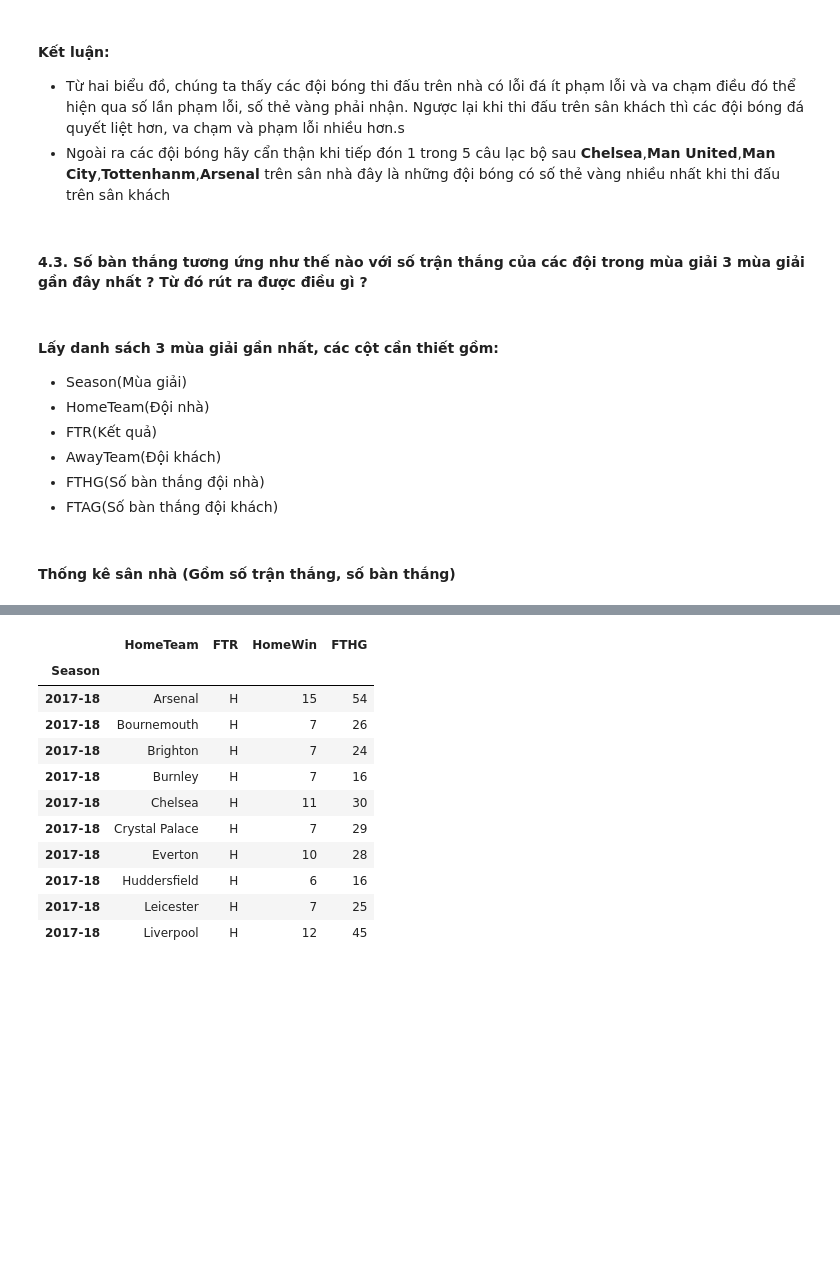
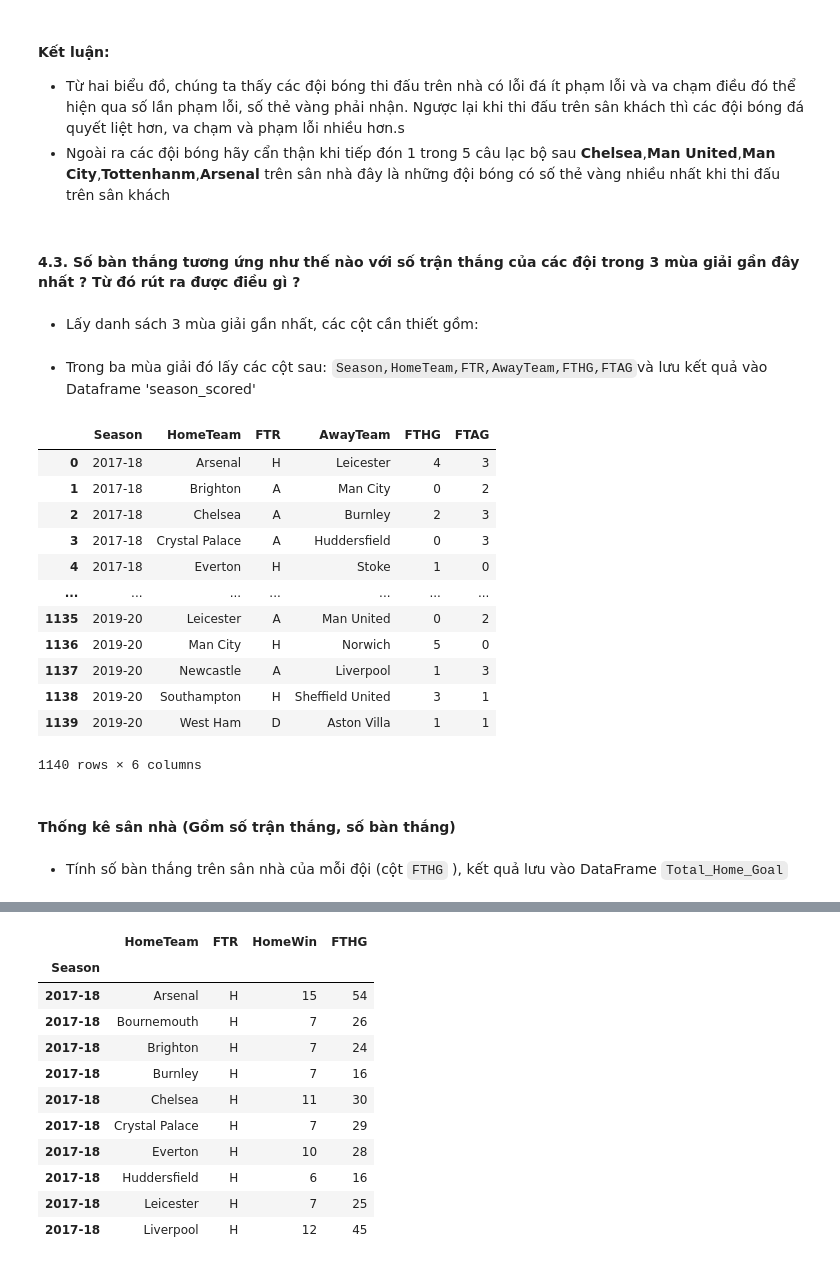
Before and after one commit to chopcolate/DataPrograming, a Jupyter notebook: Final_Project.ipynb, the cells around one changed output, grey strips where cells are left out. Drawn from its saved outputs; the diff is of its cells as text; code cells hidden in the pictures; blank space fills up the shorter version.

```diff
--- a/Final_Project.ipynb
+++ b/Final_Project.ipynb
@@ -503,20 +503,33 @@ with plt.style.context('fivethirtyeight'):
 - Từ hai biểu đồ, chúng ta thấy các đội bóng thi đấu trên nhà có lỗi đá ít phạm lỗi và va chạm điều đó thể hiện qua số lần phạm lỗi, số thẻ vàng phải nhận. Ngược lại khi thi đấu trên sân khách thì các đội bóng đá quyết liệt hơn, va chạm và phạm lỗi nhiều hơn.s
 - Ngoài ra các đội bóng hãy cẩn thận khi tiếp đón 1 trong 5 câu lạc bộ sau **Chelsea**,**Man United**,**Man City**,**Tottenhanm**,**Arsenal** trên sân nhà đây là những đội bóng có số thẻ vàng nhiều nhất khi thi đấu trên sân khách
 # %% [markdown]
- #### 4.3. Số bàn thắng tương ứng như thế nào với số trận thắng của các đội trong mùa giải 3 mùa giải gần đây nhất ? Từ đó rút ra được điều gì ?
+ #### 4.3. Số bàn thắng tương ứng như thế nào với số trận thắng của các đội trong 3 mùa giải gần đây nhất ? Từ đó rút ra được điều gì ?
 # %% [markdown]
-#### Lấy danh sách 3 mùa giải gần nhất, các cột cần thiết gồm:
-- Season(Mùa giải)
-- HomeTeam(Đội nhà)
-- FTR(Kết quả)
-- AwayTeam(Đội khách)
-- FTHG(Số bàn thắng đội nhà)
-- FTAG(Số bàn thắng đội khách)
+- Lấy danh sách 3 mùa giải gần nhất, các cột cần thiết gồm:
 # %%
 season_list = results_df.groupby('Season')['Season'].sum().index
 season_list = season_list[-3:]
+# %% [markdown]
+- Trong ba mùa giải đó lấy các cột sau: `Season,HomeTeam,FTR,AwayTeam,FTHG,FTAG`và lưu kết quả vào Dataframe 'season_scored'
 # %%
 season = results_df[results_df['Season'].isin(season_list[-3:]) == True].reset_index(drop = True)
 season_scored = season[['Season', 'HomeTeam', 'FTR', 'AwayTeam', 'FTHG', 'FTAG']]
+season_scored
+# %% [output]
+|  | Season | HomeTeam | FTR | AwayTeam | FTHG | FTAG |
+| 0 | 2017-18 | Arsenal | H | Leicester | 4 | 3 |
+| 1 | 2017-18 | Brighton | A | Man City | 0 | 2 |
+| 2 | 2017-18 | Chelsea | A | Burnley | 2 | 3 |
+| 3 | 2017-18 | Crystal Palace | A | Huddersfield | 0 | 3 |
+| 4 | 2017-18 | Everton | H | Stoke | 1 | 0 |
+| ... | ... | ... | ... | ... | ... | ... |
+| 1135 | 2019-20 | Leicester | A | Man United | 0 | 2 |
+| 1136 | 2019-20 | Man City | H | Norwich | 5 | 0 |
+| 1137 | 2019-20 | Newcastle | A | Liverpool | 1 | 3 |
+| 1138 | 2019-20 | Southampton | H | Sheffield United | 3 | 1 |
+| 1139 | 2019-20 | West Ham | D | Aston Villa | 1 | 1 |
+1140 rows × 6 columns
 # %% [markdown]
 #### Thống kê sân nhà (Gồm số trận thắng, số bàn thắng)
+# %% [markdown]
+- Tính số bàn thắng trên sân nhà của mỗi đội (cột `FTHG` ), kết quả lưu vào DataFrame `Total_Home_Goal`
```
Also changed, not shown: parts of 14 cells of this notebook.
